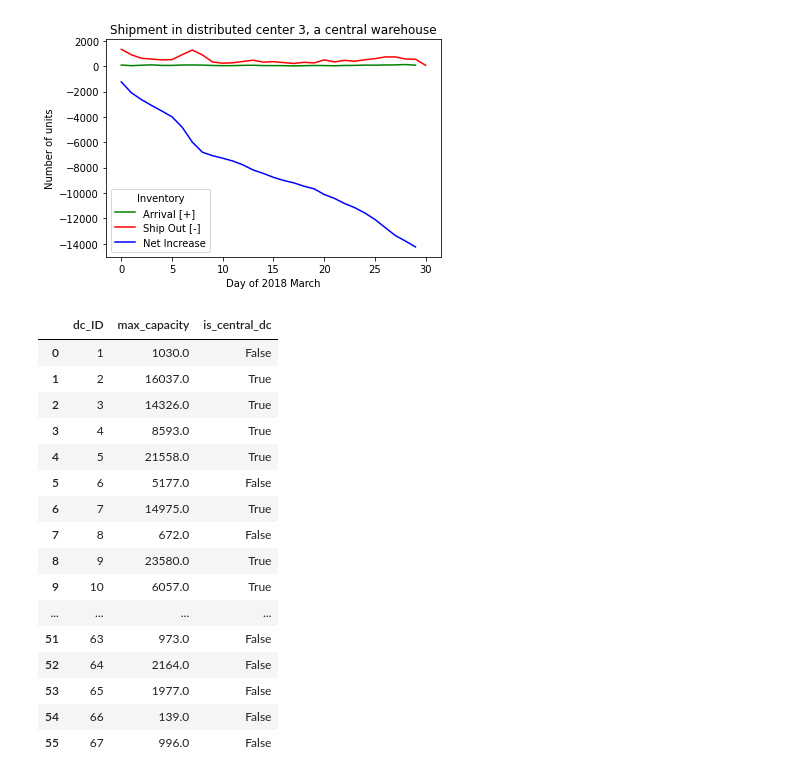
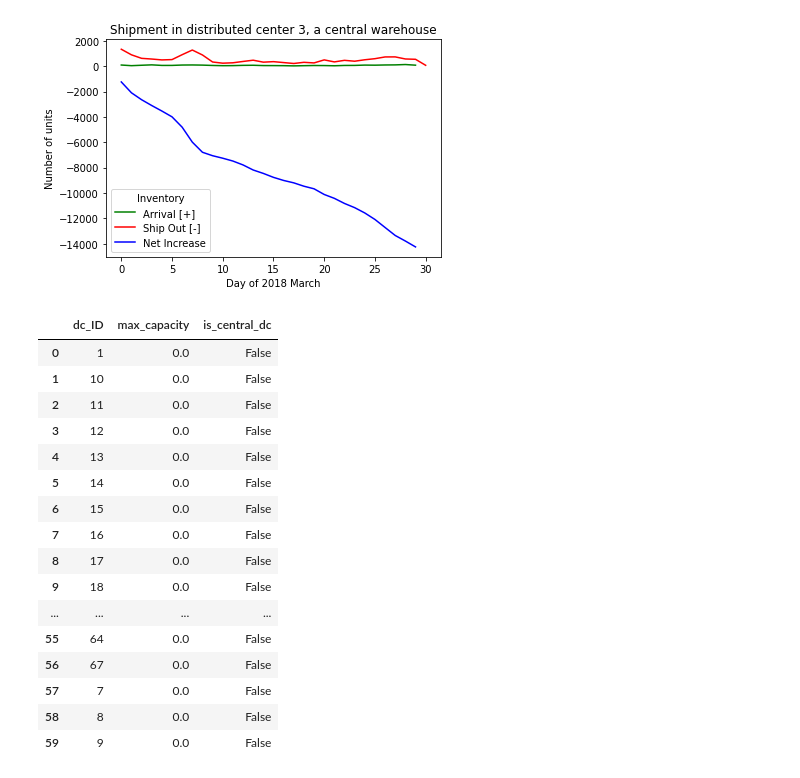
Before and after one commit to tianlei9581/DemandPredictionJD, a Jupyter notebook: warehouse_capacity_preprocessing.ipynb, the cells around one changed output. Cells and saved outputs as stored; diff of their text form; code cells hidden in the pictures.

```diff
--- a/warehouse_capacity_preprocessing.ipynb
+++ b/warehouse_capacity_preprocessing.ipynb
@@ -175,7 +173,9 @@ visualize_inventory(3)
 
 max_capacity_dict = dict()
 
-for dc in network['dc_ID']:
+# for dc in network['dc_ID']:
+for dc in orders['dc_des'].unique():
+  dc = str(dc)
   capacity_dc_cum = np.zeros(32)
 
   # Initial Inventory
@@ -183,49 +183,49 @@ for dc in network['dc_ID']:
   inventory_dc_day = inventory_dc.groupby('date').size()
   capacity_dc_cum[0] = 0 if inventory_dc_day.empty else int(inventory_dc_day['2018-03-01'])
   # print(capacity_dc_cum[0])
 
   # Accumulated inventory decrease and increase
   ship_out_dc = ship_out.loc[ship_out['dc_ori'] == dc]
   ship_out_dc_cum = ship_out_dc.set_index(['dc_ori', 'ship_out_day']).cumsum().reset_index()
   arrival_dc = arrival.loc[arrival['dc_des'] == dc]
   arrival_dc_cum = arrival_dc.set_index(['dc_des', 'arr_day']).cumsum().reset_index()
 
   for i in range(1, 32):
     arrival_tmp = arrival_dc_cum.loc[arrival_dc_cum['arr_day'] == i]['quantity']
     arrival_cnt = 0 if arrival_tmp.empty else int(arrival_tmp)
     # print(arrival_cnt)
     ship_out_tmp = ship_out_dc_cum.loc[ship_out_dc_cum['ship_out_day'] == i]['quantity']
     ship_out_cnt = 0 if ship_out_tmp.empty else int(ship_out_tmp)
     # print(ship_out_cnt)
     capacity_dc_cum[i] = capacity_dc_cum[0] + arrival_cnt - ship_out_cnt
     # print('day ' + str(i) + ': ' + str(capacity_dc_cum[i]))
 
   # Store info about dc_ID, maximum capacity (the difference between max inventory point and min inventory point), and if the dc is a central warehouse
   max_capacity_dict[dc] = [dc, capacity_dc_cum.max() - capacity_dc_cum.min(), dc in network['region_ID'].values]
 
 max_capacity_df = pd.DataFrame.from_dict(max_capacity_dict, orient='index', columns=['dc_ID', 'max_capacity', 'is_central_dc']).sort_values(by='dc_ID').reset_index(drop=True)
 max_capacity_df
 
 # with pd.option_context('display.max_rows', None, 'display.max_columns', None):
 #   display(max_capacity_df)
 # %% [output]
 |  | dc_ID | max_capacity | is_central_dc |
-| 0 | 1 | 1030.0 | False |
-| 1 | 2 | 16037.0 | True |
-| 2 | 3 | 14326.0 | True |
-| 3 | 4 | 8593.0 | True |
-| 4 | 5 | 21558.0 | True |
-| 5 | 6 | 5177.0 | False |
-| 6 | 7 | 14975.0 | True |
-| 7 | 8 | 672.0 | False |
-| 8 | 9 | 23580.0 | True |
-| 9 | 10 | 6057.0 | True |
+| 0 | 1 | 0.0 | False |
+| 1 | 10 | 0.0 | False |
+| 2 | 11 | 0.0 | False |
+| 3 | 12 | 0.0 | False |
+| 4 | 13 | 0.0 | False |
+| 5 | 14 | 0.0 | False |
+| 6 | 15 | 0.0 | False |
+| 7 | 16 | 0.0 | False |
+| 8 | 17 | 0.0 | False |
+| 9 | 18 | 0.0 | False |
 | ... | ... | ... | ... |
-| 51 | 63 | 973.0 | False |
-| 52 | 64 | 2164.0 | False |
-| 53 | 65 | 1977.0 | False |
-| 54 | 66 | 139.0 | False |
-| 55 | 67 | 996.0 | False |
+| 55 | 64 | 0.0 | False |
+| 56 | 67 | 0.0 | False |
+| 57 | 7 | 0.0 | False |
+| 58 | 8 | 0.0 | False |
+| 59 | 9 | 0.0 | False |
 # %%
 import json
 with open('warehouse_capacity.json','w') as f:
```
Also changed, not shown: parts of 3 cells of this notebook, 2 other files.
